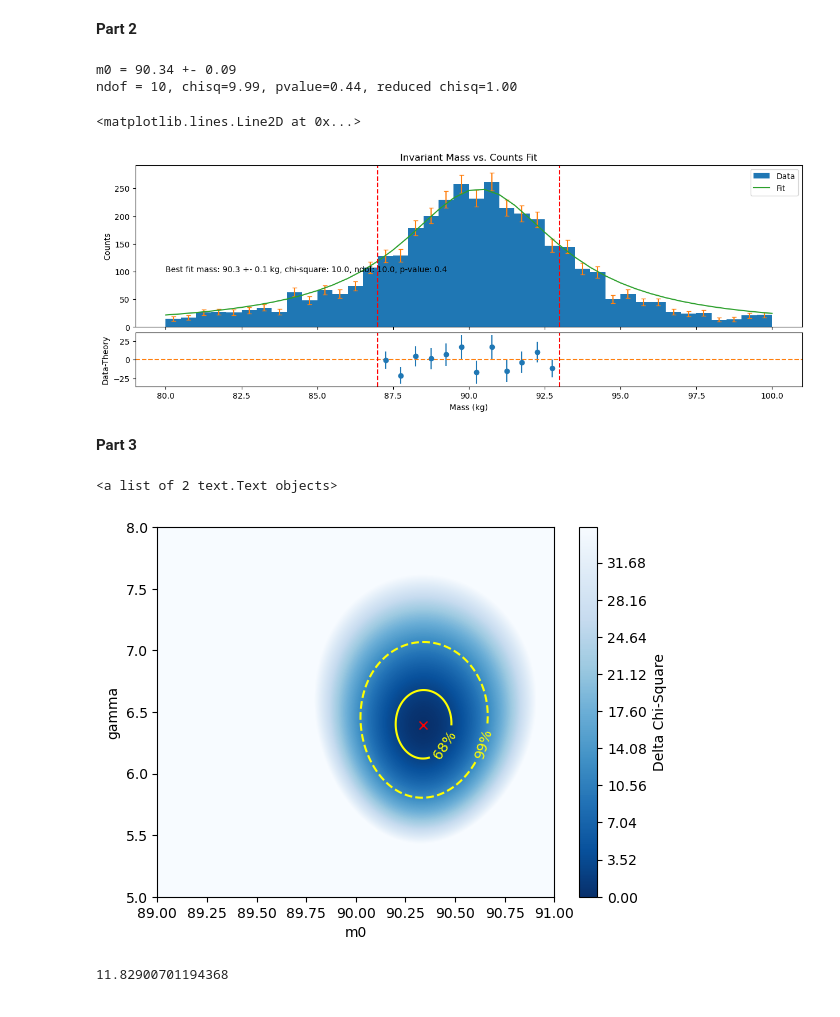
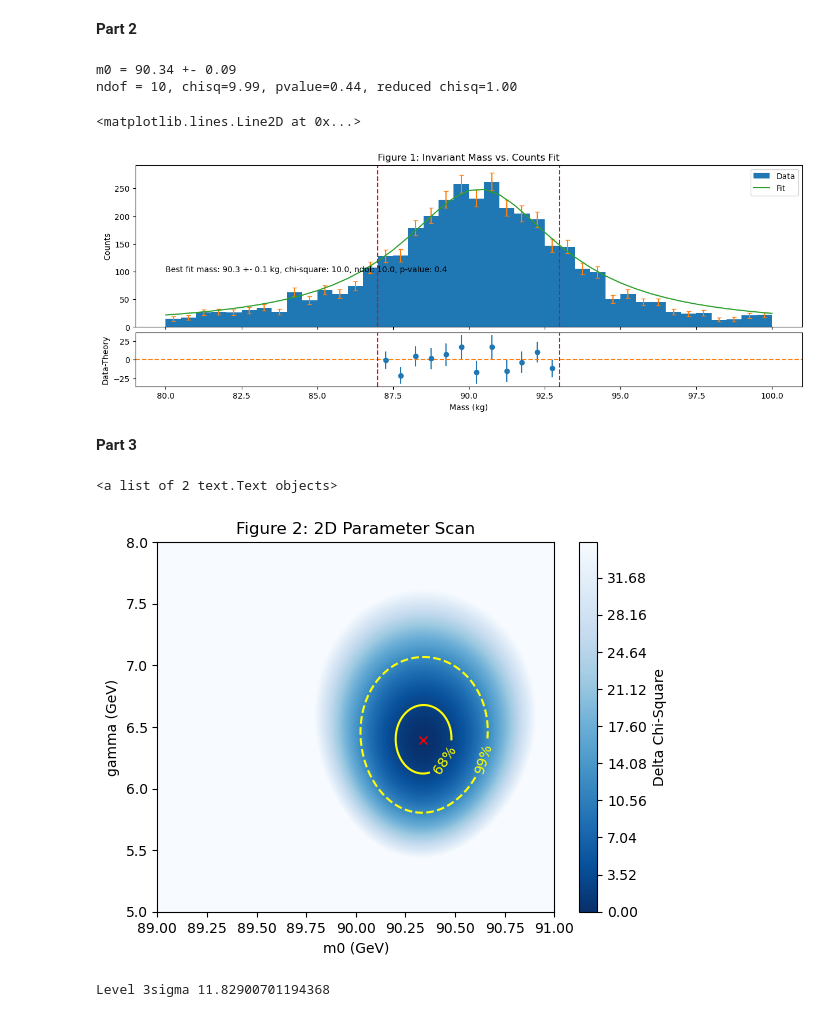
Before and after one commit to hketner/PHYS265-spring25, a Jupyter notebook: Lab3/lab3.ipynb, the cells around one changed output. Drawn from its saved outputs; the diff is of its cells as text; code cells hidden in the pictures.

```diff
--- a/Lab3/lab3.ipynb
+++ b/Lab3/lab3.ipynb
@@ -98,7 +98,7 @@ ax_top.errorbar(bin_centers,hist,yerr=error,capsize=3,ls="")
 ax_top.plot(bins,D_plot,label="Fit")
 ax_top.set_xlabel("Mass (kg)")
 ax_top.set_ylabel("Counts")
-ax_top.set_title("Invariant Mass vs. Counts Fit")
+ax_top.set_title("Figure 1: Invariant Mass vs. Counts Fit")
 ax_top.legend()
 
 ax_bot.errorbar(bin_centers[mask], residuals, yerr=error[mask], fmt='o', color='C0')
@@ -116,7 +116,7 @@ ax_bot.axvline(93,ls='--',color='red')
 m0 = 90.34 +- 0.09
 ndof = 10, chisq=9.99, pvalue=0.44, reduced chisq=1.00
 <matplotlib.lines.Line2D at 0x...>
-[figure, old version]
+[figure, new version]
 # %% [markdown]
 **Part 3**
 # %%
@@ -127,38 +127,39 @@ gamma_span = np.linspace(5,8,n_bins)
 
 # the double for loop
 for i in range(n_bins):
     for j in range(n_bins):
         theory = 2500*(1/np.pi)*(gamma_span[j]/2)/((bin_centers[mask]-m0_span[i])**2+(gamma_span[j]/2)**2)
         chi2 = np.sum((theory-hist[mask])**2/error[mask]**2)
         chi_map[j,i] = chi2
 
 chi_min = np.min(chi_map)
 chi_map = np.clip(chi_map,chi_min,chi_min+35) # clip (trims off all numbers bigger than 35) to 35
 delta_chi_map = chi_map - chi_min
 
 X,Y = np.meshgrid(m0_span,gamma_span)
 fig2,ax2 = plt.subplots(1,1)
 cs = ax2.contourf(X,Y,delta_chi_map,500, cmap="Blues_r")
-ax2.set_xlabel("m0")
-ax2.set_ylabel("gamma")
+ax2.set_xlabel("m0 (GeV)")
+ax2.set_ylabel("gamma (GeV)")
 cbar = fig2.colorbar(cs, ax=ax2)
 cbar.set_label("Delta Chi-Square")
 
 levels = [2.30,11.8]
 CS = ax2.contour(X,Y,delta_chi_map,levels=levels,colors=["yellow", "yellow"], linestyles=["solid","dashed"])
 
 ax2.plot(m0,gamma, "x",color='red')
+ax2.set_title("Figure 2: 2D Parameter Scan")
 
 fmt={}
 strs = ['68%','99%']
 for l, s in zip(CS.levels,strs):
     fmt[l]=s
 ax2.clabel(CS,CS.levels,inline=True,fmt=fmt)
 # %% [output]
 <a list of 2 text.Text objects>
-[figure, old version]
+[figure, new version]
 # %%
 from scipy.stats import chi2
-print(chi2.ppf(0.9973,2)) # how we got the 11.8 parameter for the outer limit of levels
+print("Level 3sigma",chi2.ppf(0.9973,2)) # how we got the 11.8 parameter for the outer limit of levels
 # %% [output]
-11.82900701194368
+Level 3sigma 11.82900701194368
```
